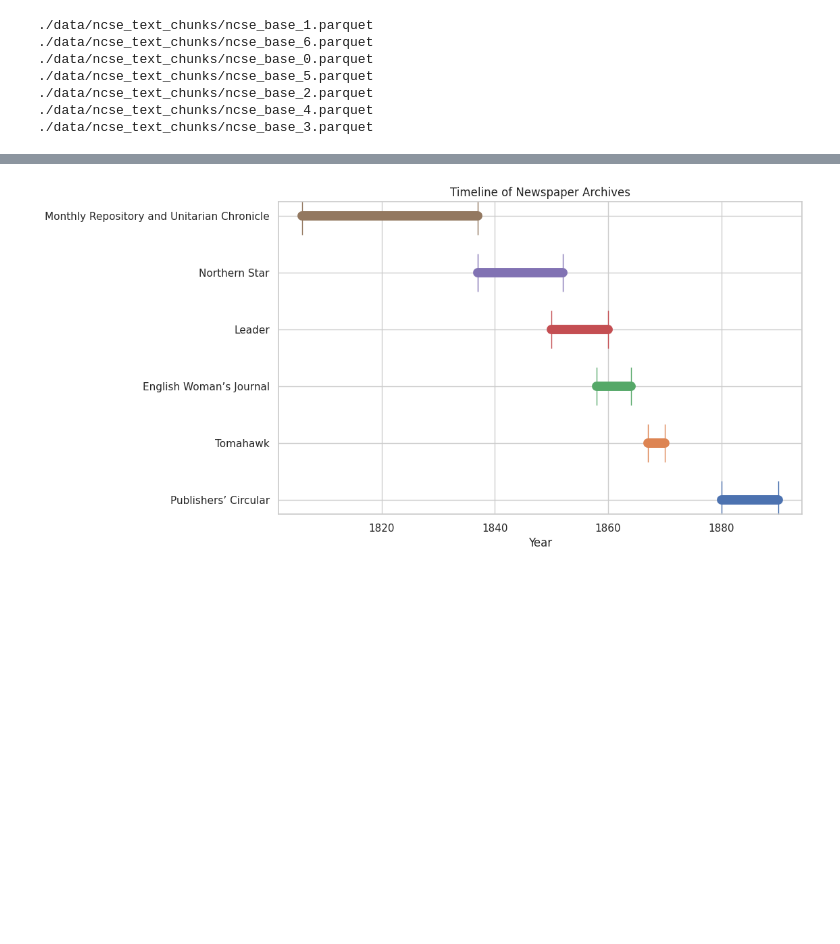
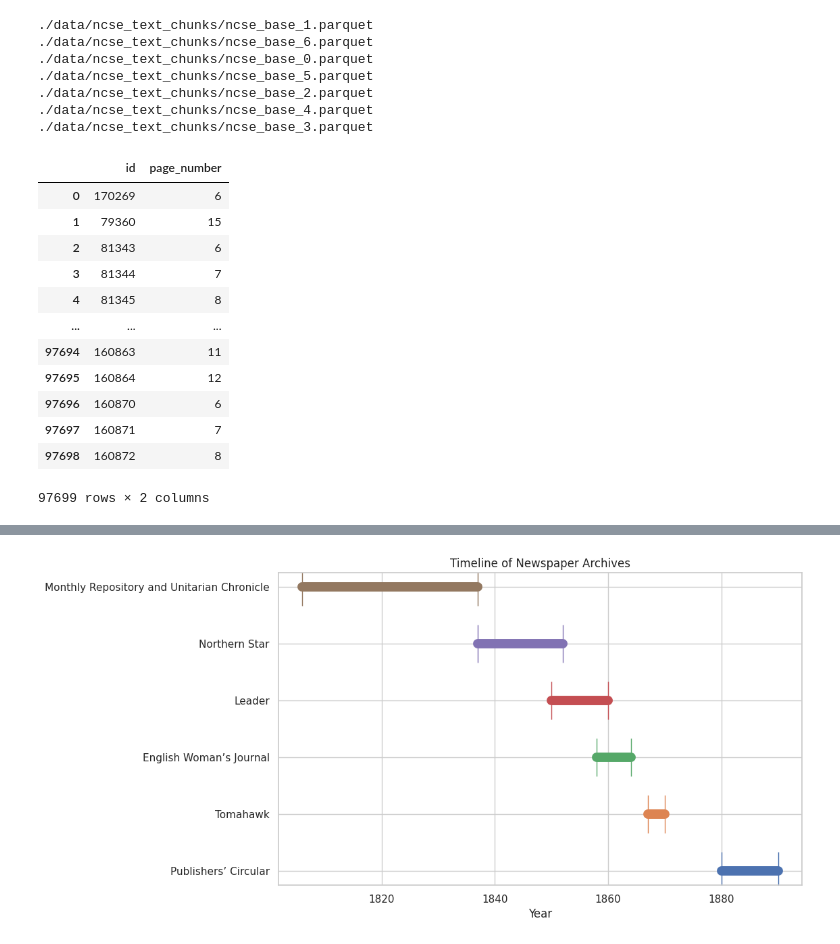
Before and after one commit to JonnoB/redigitalize, a Jupyter notebook: create_test_set.ipynb, the cells around one changed output, grey strips where cells are left out. Saved outputs shown, nothing was run; the diff lists cells and outputs as text; code cells hidden in the pictures; blank space fills up the shorter version.

```diff
--- a/create_test_set.ipynb
+++ b/create_test_set.ipynb
@@ -58,4 +60,20 @@ df = pd.concat(df_list, ignore_index=True)
 ./data/ncse_text_chunks/ncse_base_2.parquet
 ./data/ncse_text_chunks/ncse_base_4.parquet
 ./data/ncse_text_chunks/ncse_base_3.parquet
+# %%
+periodicals_page_df
+# %% [output]
+|  | id | page_number |
+| 0 | 170269 | 6 |
+| 1 | 79360 | 15 |
+| 2 | 81343 | 6 |
+| 3 | 81344 | 7 |
+| 4 | 81345 | 8 |
+| ... | ... | ... |
+| 97694 | 160863 | 11 |
+| 97695 | 160864 | 12 |
+| 97696 | 160870 | 6 |
+| 97697 | 160871 | 7 |
+| 97698 | 160872 | 8 |
+97699 rows × 2 columns
 # %%
```
Also changed, not shown: parts of 18 cells of this notebook, 2 other files.
